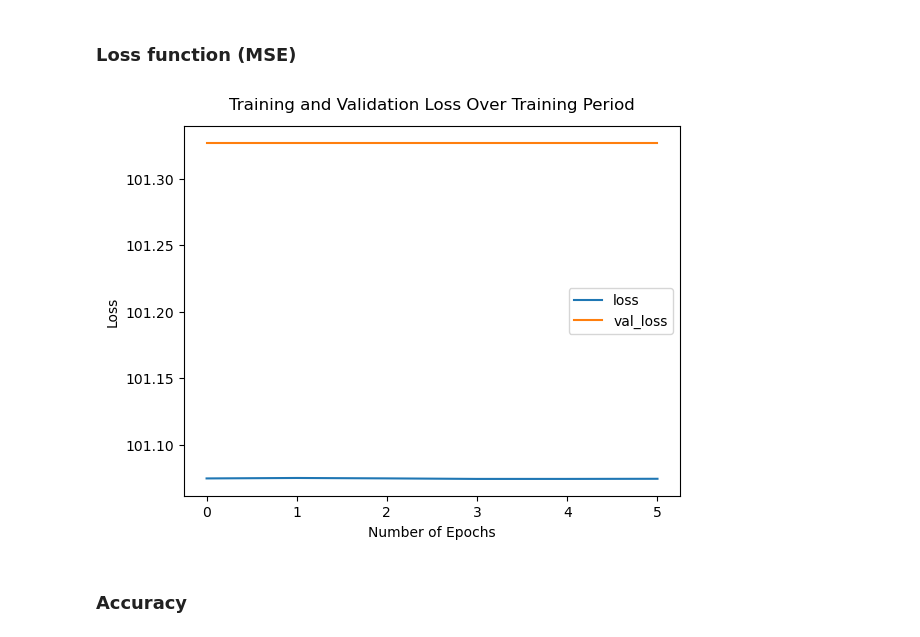
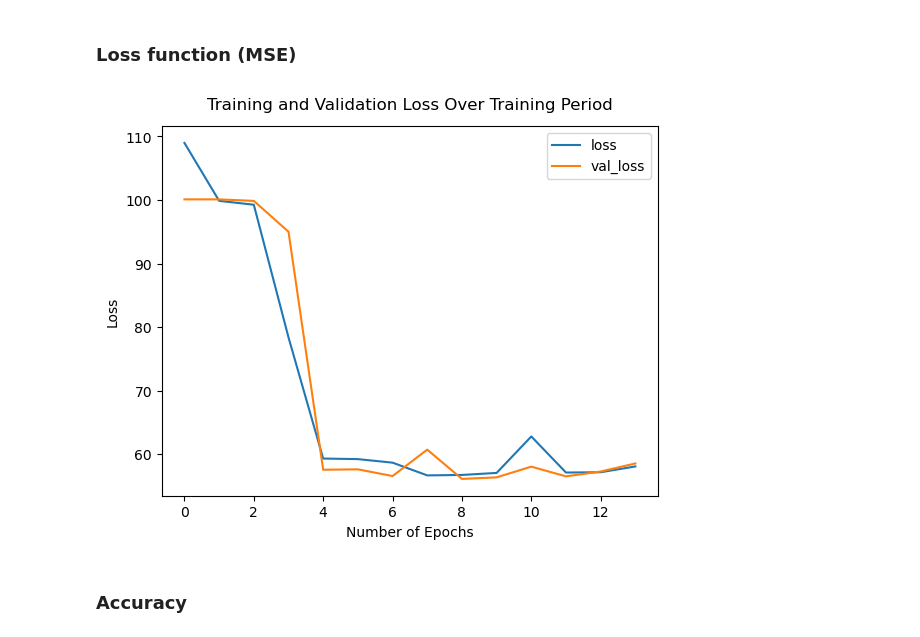
Before and after one commit to chikakoto/tdcs_thesis, a Jupyter notebook: notebooks/3.1_CNN.ipynb, the cells around one changed output. Drawn from its saved outputs; the diff is of its cells as text; code cells hidden in the pictures.

```diff
--- a/notebooks/3.1_CNN.ipynb
+++ b/notebooks/3.1_CNN.ipynb
@@ -173,3 +174,0 @@ df_test = df[(df['exp']==38) & (df['mini_exp']==6)]
-# %%
-df_train = df[(df['exp']==38) & (df['mini_exp']!=6)]
-df_test = df[(df['exp']==38) & (df['mini_exp']==6)]
@@ -176,7 +191,7 @@ df_test = df[(df['exp']==38) & (df['mini_exp']==6)]
 # %%
-X3_train = df_train.iloc[:, 2:-1].values
-y3_train = df_train['theory'].values
+X2_train = df_train.iloc[:, 5:-1].values
+y2_train = df_train['theory'].values
 
-X3_test = df_test.iloc[:, 2:-1].values
-y3_test = df_test['theory'].values
+X2_test = df_test.iloc[:, 5:-1].values
+y2_test = df_test['theory'].values
 # %%
@@ -276,0 +262,9 @@ model3.evaluate(X_test2, y_test2)
+# %%
+# Reshape the data
+X_train = X2_train.reshape(X2_train.shape[0], X2_train.shape[1], 1)
+X_test = X2_test.reshape(X2_test.shape[0], X2_test.shape[1], 1)
+y_train = y2_train
+y_test = y2_test
+# %%
+myCallbacks = [tf.keras.callbacks.EarlyStopping(monitor='val_accuracy', patience=10, mode='max'),
+             tf.keras.callbacks.EarlyStopping(monitor='loss', patience=10, mode='min')]
@@ -319,13 +412,13 @@ history3.history
 # %% [markdown]
 ### Loss function (MSE)
 # %%
-model_df = pd.DataFrame(history3.history)
+model_df = pd.DataFrame(history.history)
 model_df[['loss', 'val_loss']].plot()
 plt.xlabel("Number of Epochs")
 plt.ylabel("Loss")
 plt.title("Training and Validation Loss Over Training Period", pad=12);
 # %% [output]
-[figure, old version]
+[figure, new version]
 # %% [markdown]
 ### Accuracy
 # %%
```
Also changed, not shown: parts of 29 cells of this notebook, 2 other files.
